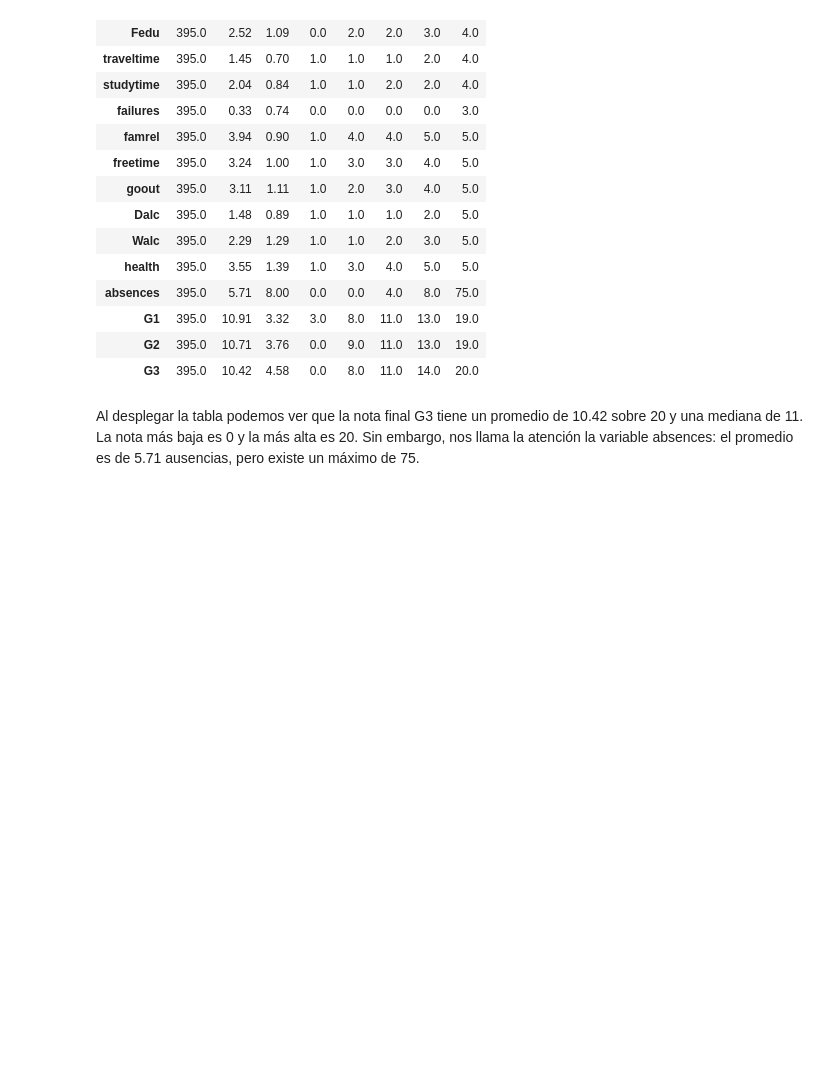
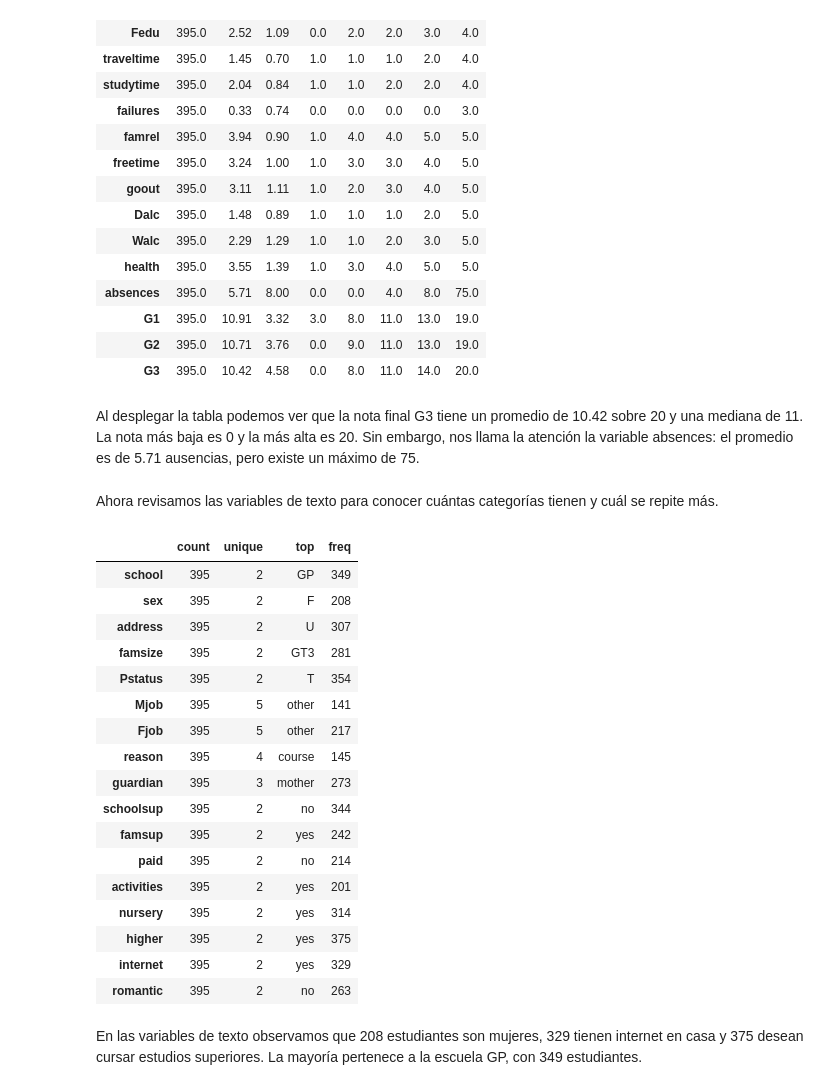
Before and after one commit to mariomartinez1313-ship-it/ProyectoP1-GrupoC, a Jupyter notebook: ProyectoP1_ELNO4_2_GrupoC.ipynb, the cells around one changed output. Cells and saved outputs as stored; diff of their text form; code cells hidden in the pictures; blank space fills up the shorter version.

Commit message:
Resumen de variables de texto
Con este código revisamos las categorías de las variables de texto y nos muestra estadística  de las más frecuentes

```diff
--- a/ProyectoP1_ELNO4_2_GrupoC.ipynb
+++ b/ProyectoP1_ELNO4_2_GrupoC.ipynb
@@ -99,3 +99,29 @@ df.describe().T.round(2)
 # %% [markdown]
 Al desplegar la tabla podemos ver que la nota final G3 tiene un promedio de 10.42 sobre 20 y una mediana de 11. La nota más baja es 0 y la más alta es 20.
 Sin embargo, nos llama la atención la variable absences: el promedio es de 5.71 ausencias, pero existe un máximo de 75.
+# %% [markdown]
+Ahora revisamos las variables de texto para conocer cuántas categorías tienen y cuál se repite más.
+# %%
+# Resumen de las variables de texto
+df.describe(exclude="number").T
+# %% [output]
+|  | count | unique | top | freq |
+| school | 395 | 2 | GP | 349 |
+| sex | 395 | 2 | F | 208 |
+| address | 395 | 2 | U | 307 |
+| famsize | 395 | 2 | GT3 | 281 |
+| Pstatus | 395 | 2 | T | 354 |
+| Mjob | 395 | 5 | other | 141 |
+| Fjob | 395 | 5 | other | 217 |
+| reason | 395 | 4 | course | 145 |
+| guardian | 395 | 3 | mother | 273 |
+| schoolsup | 395 | 2 | no | 344 |
+| famsup | 395 | 2 | yes | 242 |
+| paid | 395 | 2 | no | 214 |
+| activities | 395 | 2 | yes | 201 |
+| nursery | 395 | 2 | yes | 314 |
+| higher | 395 | 2 | yes | 375 |
+| internet | 395 | 2 | yes | 329 |
+| romantic | 395 | 2 | no | 263 |
+# %% [markdown]
+En las variables de texto observamos que 208 estudiantes son mujeres, 329 tienen internet en casa y 375 desean cursar estudios superiores. La mayoría pertenece a la escuela GP, con 349 estudiantes.
```
